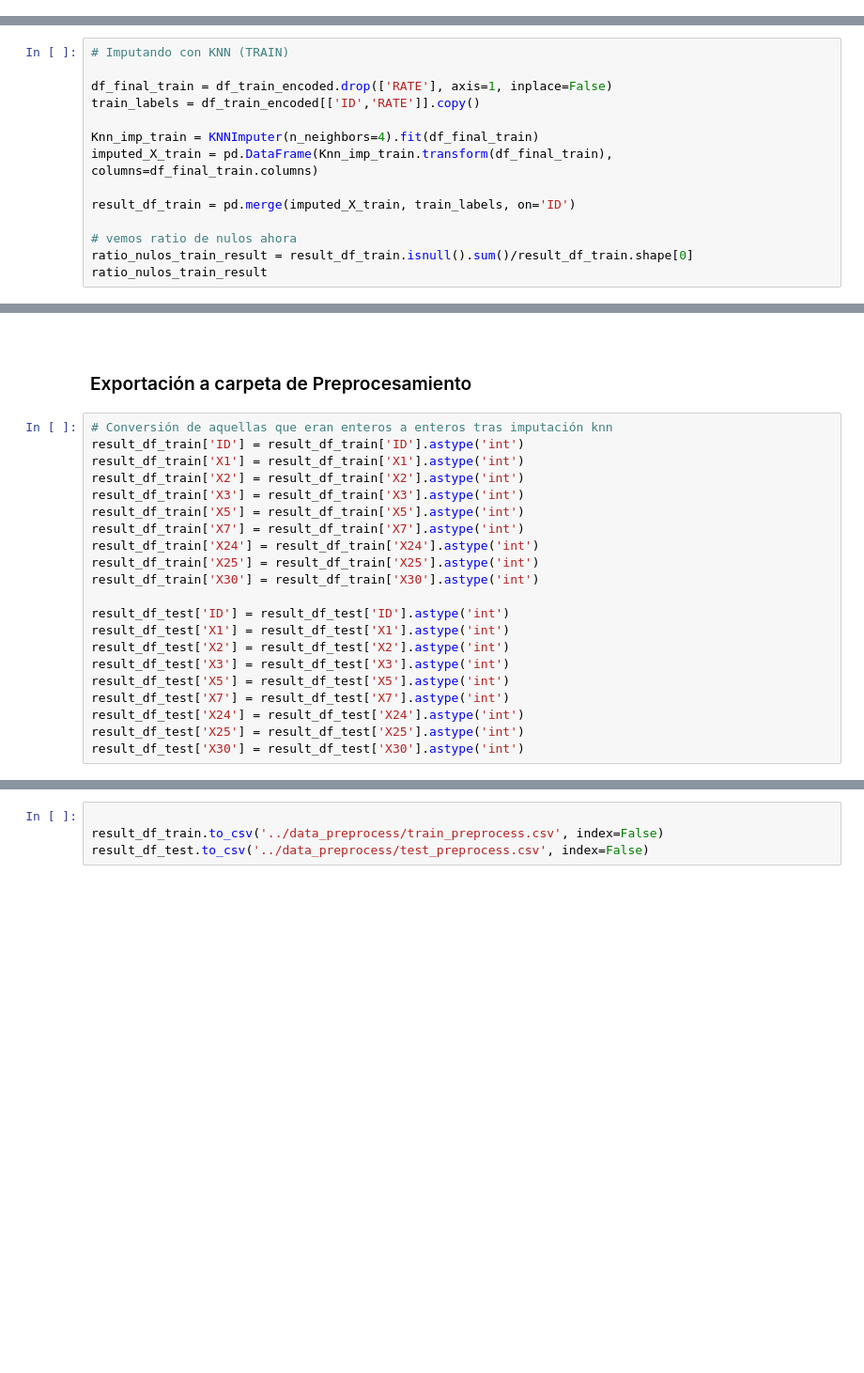
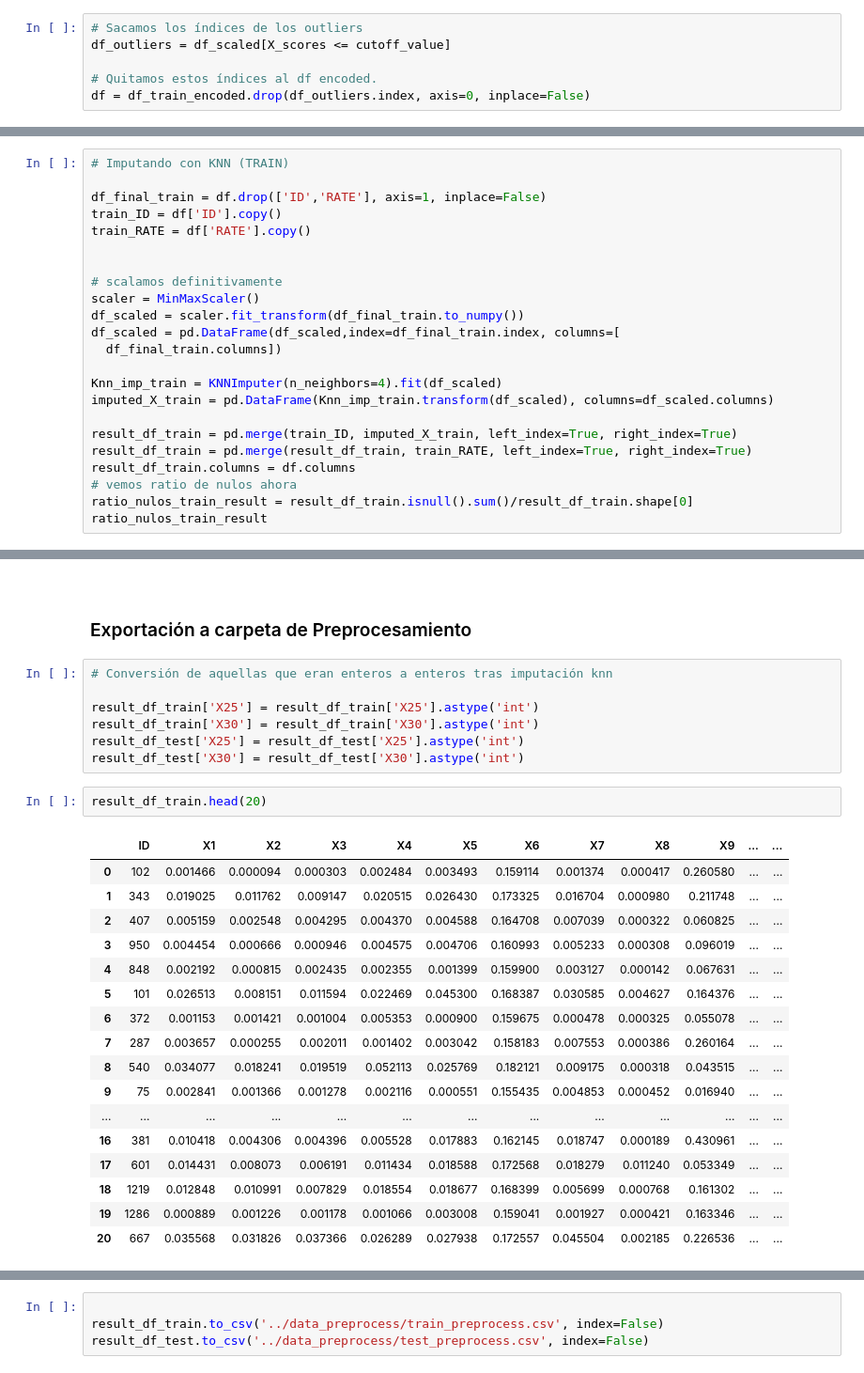
Before and after one commit to DomingoLopez/ClubFansIris, a Jupyter notebook: preprocesamiento/preprocesamiento.ipynb, the cells around one changed output, grey strips where cells are left out. Shown at 94% size. Drawn from its saved outputs; the diff is of its cells as text; blank space fills up the shorter version.

```diff
--- a/preprocesamiento/preprocesamiento.ipynb
+++ b/preprocesamiento/preprocesamiento.ipynb
@@ -436 +459,7 @@ df_x_lof = df[X_scores > cutoff_value]
+# %%
+# Sacamos los índices de los outliers
+df_outliers = df_scaled[X_scores <= cutoff_value]
+
+# Quitamos estos índices al df encoded.
+df = df_train_encoded.drop(df_outliers.index, axis=0, inplace=False)
 # %%
@@ -458,14 +495,23 @@ sns.boxplot(data=df_melted, color="#3BA3EC", x="column", y="value");
 # %%
 # Imputando con KNN (TRAIN)
 
-df_final_train = df_train_encoded.drop(['RATE'], axis=1, inplace=False)
-train_labels = df_train_encoded[['ID','RATE']].copy()
+df_final_train = df.drop(['ID','RATE'], axis=1, inplace=False)
+train_ID = df['ID'].copy()
+train_RATE = df['RATE'].copy()
 
-Knn_imp_train = KNNImputer(n_neighbors=4).fit(df_final_train)
-imputed_X_train = pd.DataFrame(Knn_imp_train.transform(df_final_train), columns=df_final_train.columns)
 
-result_df_train = pd.merge(imputed_X_train, train_labels, on='ID')
+# scalamos definitivamente
+scaler = MinMaxScaler()
+df_scaled = scaler.fit_transform(df_final_train.to_numpy())
+df_scaled = pd.DataFrame(df_scaled,index=df_final_train.index, columns=[
+  df_final_train.columns])
 
+Knn_imp_train = KNNImputer(n_neighbors=4).fit(df_scaled)
+imputed_X_train = pd.DataFrame(Knn_imp_train.transform(df_scaled), columns=df_scaled.columns)
+
+result_df_train = pd.merge(train_ID, imputed_X_train, left_index=True, right_index=True)
+result_df_train = pd.merge(result_df_train, train_RATE, left_index=True, right_index=True)
+result_df_train.columns = df.columns
 # vemos ratio de nulos ahora
 ratio_nulos_train_result = result_df_train.isnull().sum()/result_df_train.shape[0]
 ratio_nulos_train_result
@@ -540,22 +587,28 @@ Text(0.5, 1.0, 'Correlation Heatmap')
 ### Exportación a carpeta de Preprocesamiento
 # %%
 # Conversión de aquellas que eran enteros a enteros tras imputación knn
-result_df_train['ID'] = result_df_train['ID'].astype('int')
-result_df_train['X1'] = result_df_train['X1'].astype('int')
-result_df_train['X2'] = result_df_train['X2'].astype('int')
-result_df_train['X3'] = result_df_train['X3'].astype('int')
-result_df_train['X5'] = result_df_train['X5'].astype('int')
-result_df_train['X7'] = result_df_train['X7'].astype('int')
-result_df_train['X24'] = result_df_train['X24'].astype('int')
+
 result_df_train['X25'] = result_df_train['X25'].astype('int')
 result_df_train['X30'] = result_df_train['X30'].astype('int')
-
-result_df_test['ID'] = result_df_test['ID'].astype('int')
-result_df_test['X1'] = result_df_test['X1'].astype('int')
-result_df_test['X2'] = result_df_test['X2'].astype('int')
-result_df_test['X3'] = result_df_test['X3'].astype('int')
-result_df_test['X5'] = result_df_test['X5'].astype('int')
-result_df_test['X7'] = result_df_test['X7'].astype('int')
-result_df_test['X24'] = result_df_test['X24'].astype('int')
 result_df_test['X25'] = result_df_test['X25'].astype('int')
 result_df_test['X30'] = result_df_test['X30'].astype('int')
+# %%
+result_df_train.head(20)
+# %% [output]
+|  | ID | X1 | X2 | X3 | X4 | X5 | X6 | X7 | X8 | X9 | ... | ... |
+| 0 | 102 | 0.001466 | 0.000094 | 0.000303 | 0.002484 | 0.003493 | 0.159114 | 0.001374 | 0.000417 | 0.260580 | ... | ... |
+| 1 | 343 | 0.019025 | 0.011762 | 0.009147 | 0.020515 | 0.026430 | 0.173325 | 0.016704 | 0.000980 | 0.211748 | ... | ... |
+| 2 | 407 | 0.005159 | 0.002548 | 0.004295 | 0.004370 | 0.004588 | 0.164708 | 0.007039 | 0.000322 | 0.060825 | ... | ... |
+| 3 | 950 | 0.004454 | 0.000666 | 0.000946 | 0.004575 | 0.004706 | 0.160993 | 0.005233 | 0.000308 | 0.096019 | ... | ... |
+| 4 | 848 | 0.002192 | 0.000815 | 0.002435 | 0.002355 | 0.001399 | 0.159900 | 0.003127 | 0.000142 | 0.067631 | ... | ... |
+| 5 | 101 | 0.026513 | 0.008151 | 0.011594 | 0.022469 | 0.045300 | 0.168387 | 0.030585 | 0.004627 | 0.164376 | ... | ... |
+| 6 | 372 | 0.001153 | 0.001421 | 0.001004 | 0.005353 | 0.000900 | 0.159675 | 0.000478 | 0.000325 | 0.055078 | ... | ... |
+| 7 | 287 | 0.003657 | 0.000255 | 0.002011 | 0.001402 | 0.003042 | 0.158183 | 0.007553 | 0.000386 | 0.260164 | ... | ... |
+| 8 | 540 | 0.034077 | 0.018241 | 0.019519 | 0.052113 | 0.025769 | 0.182121 | 0.009175 | 0.000318 | 0.043515 | ... | ... |
+| 9 | 75 | 0.002841 | 0.001366 | 0.001278 | 0.002116 | 0.000551 | 0.155435 | 0.004853 | 0.000452 | 0.016940 | ... | ... |
+| ... | ... | ... | ... | ... | ... | ... | ... | ... | ... | ... | ... | ... |
+| 16 | 381 | 0.010418 | 0.004306 | 0.004396 | 0.005528 | 0.017883 | 0.162145 | 0.018747 | 0.000189 | 0.430961 | ... | ... |
+| 17 | 601 | 0.014431 | 0.008073 | 0.006191 | 0.011434 | 0.018588 | 0.172568 | 0.018279 | 0.011240 | 0.053349 | ... | ... |
+| 18 | 1219 | 0.012848 | 0.010991 | 0.007829 | 0.018554 | 0.018677 | 0.168399 | 0.005699 | 0.000768 | 0.161302 | ... | ... |
+| 19 | 1286 | 0.000889 | 0.001226 | 0.001178 | 0.001066 | 0.003008 | 0.159041 | 0.001927 | 0.000421 | 0.163346 | ... | ... |
+| 20 | 667 | 0.035568 | 0.031826 | 0.037366 | 0.026289 | 0.027938 | 0.172557 | 0.045504 | 0.002185 | 0.226536 | ... | ... |
```
Also changed, not shown: parts of 17 cells of this notebook, 2 other files.
